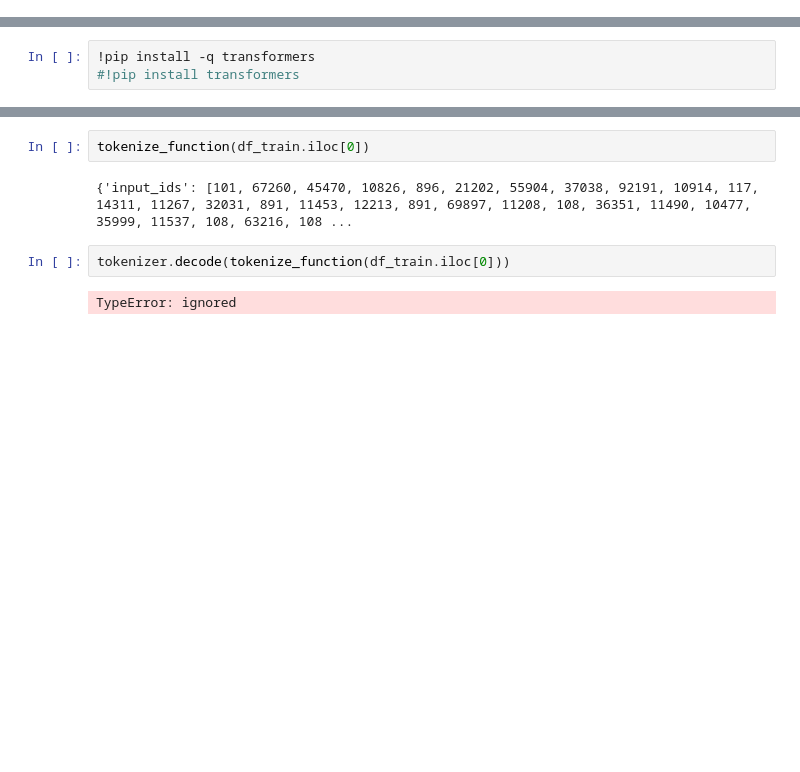
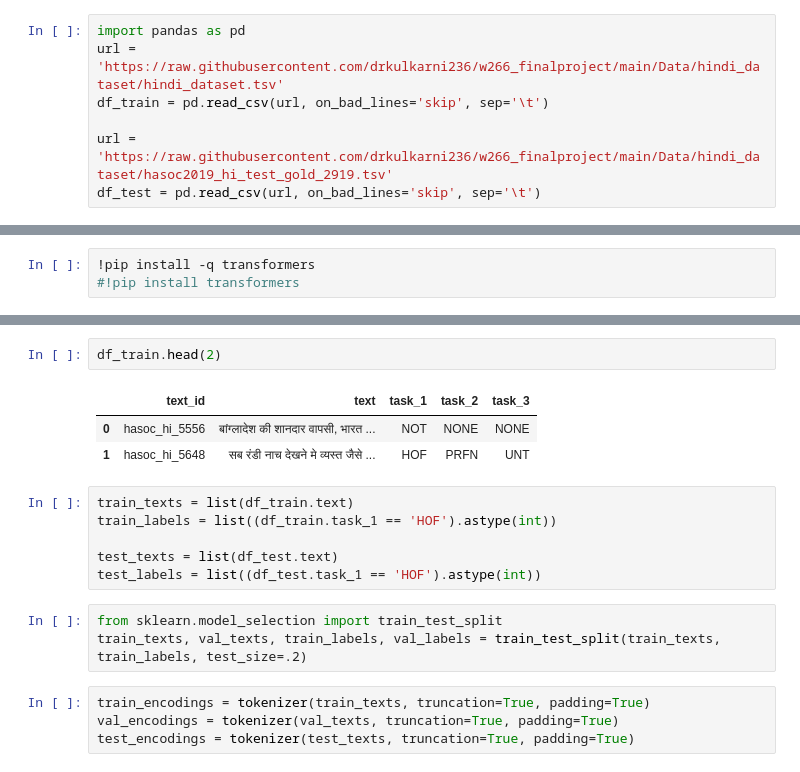
Before and after one commit to drkulkarni236/w266-hate-speech-detection, a Jupyter notebook: Deva_BERT_Trial.ipynb, the cells around one changed output, grey strips where cells are left out. Saved outputs shown, nothing was run; the diff lists cells and outputs as text; blank space fills up the shorter version.

```diff
--- a/Deva_BERT_Trial.ipynb
+++ b/Deva_BERT_Trial.ipynb
@@ -152,3 +133,10 @@ df_test = pd.read_csv(io.StringIO(uploaded['hasoc2019_hi_test_gold_2919.tsv'].de
+# %%
+import pandas as pd
+url = 'https://raw.githubusercontent.com/drkulkarni236/w266_finalproject/main/Data/hindi_dataset/hindi_dataset.tsv'
+df_train = pd.read_csv(url, on_bad_lines='skip', sep='\t')
+
+url = 'https://raw.githubusercontent.com/drkulkarni236/w266_finalproject/main/Data/hindi_dataset/hasoc2019_hi_test_gold_2919.tsv'
+df_test = pd.read_csv(url, on_bad_lines='skip', sep='\t')
 # %%
 df_train.head(5)
 # %% [output]
@@ -189,10 +180,21 @@ tokenized_test = df_test.map(tokenize_function, batched=True)
 # %% [output]
 AttributeError: ignored
-# %%
-tokenize_function(df_train.iloc[0])
-# %% [output]
-{'input_ids': [101, 67260, 45470, 10826, 896, 21202, 55904, 37038, 92191, 10914, 117, 14311, 11267, 32031, 891, 11453, 12213, 891, 69897, 11208, 108, 36351, 11490, 10477, 35999, 11537, 108, 63216, 108 ...
-# %%
-tokenizer.decode(tokenize_function(df_train.iloc[0]))
-# %% [output]
-TypeError: ignored
+# %%
+df_train.head(2)
+# %% [output]
+|  | text_id | text | task_1 | task_2 | task_3 |
+| 0 | hasoc_hi_5556 | बांग्लादेश की शानदार वापसी, भारत ... | NOT | NONE | NONE |
+| 1 | hasoc_hi_5648 | सब रंडी नाच देखने मे व्यस्त जैसे ... | HOF | PRFN | UNT |
+# %%
+train_texts = list(df_train.text)
+train_labels = list((df_train.task_1 == 'HOF').astype(int))
+
+test_texts = list(df_test.text)
+test_labels = list((df_test.task_1 == 'HOF').astype(int))
+# %%
+from sklearn.model_selection import train_test_split
+train_texts, val_texts, train_labels, val_labels = train_test_split(train_texts, train_labels, test_size=.2)
+# %%
+train_encodings = tokenizer(train_texts, truncation=True, padding=True)
+val_encodings = tokenizer(val_texts, truncation=True, padding=True)
+test_encodings = tokenizer(test_texts, truncation=True, padding=True)
```
Also changed, not shown: parts of 14 cells of this notebook.
